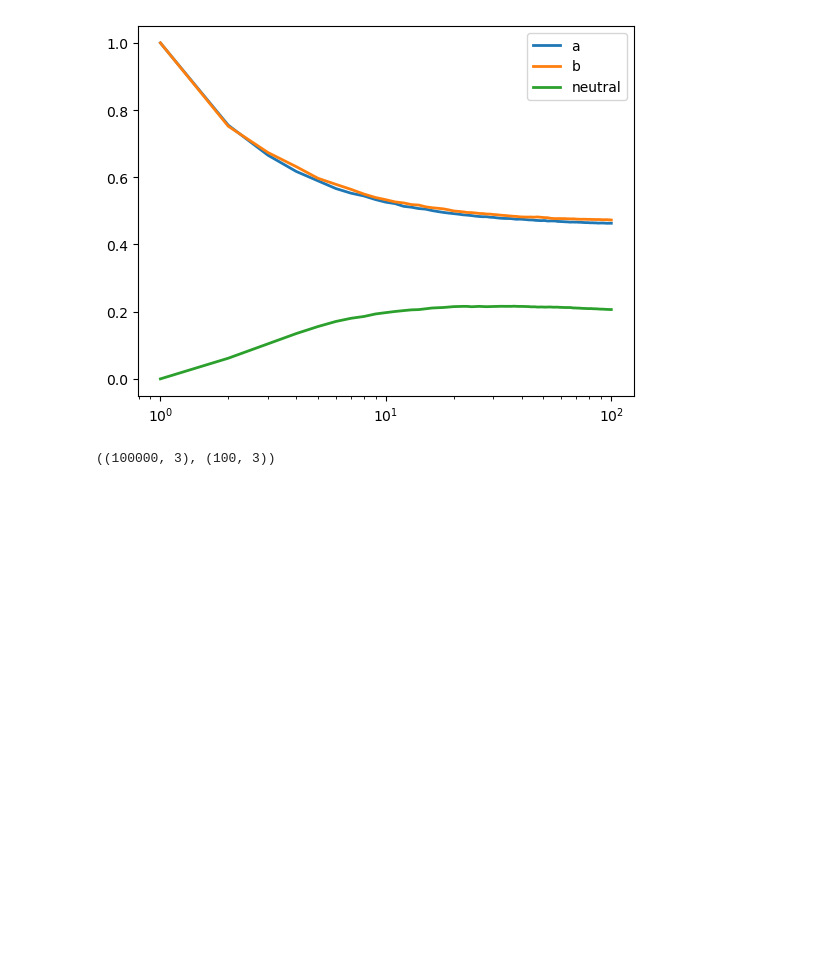
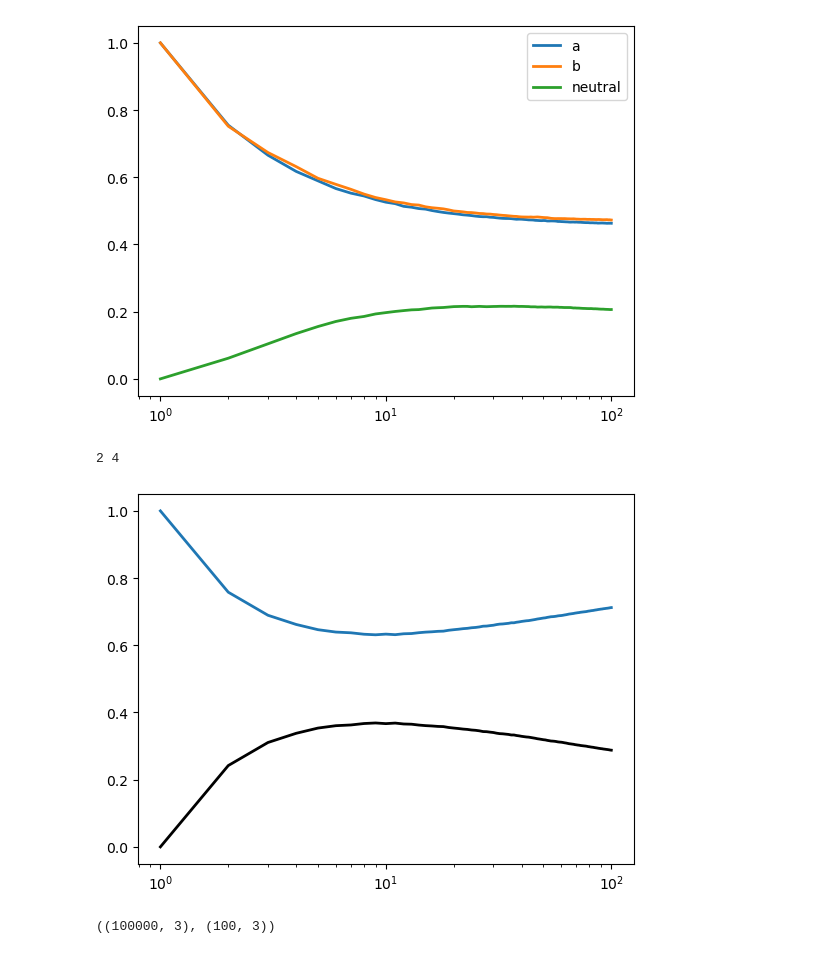
Before and after one commit to poulamisganguly/ECDNA-DYNAMICS, a Jupyter notebook: python/stats.ipynb, the cells around one changed output. Drawn from its saved outputs; the diff is of its cells as text; code cells hidden in the pictures; blank space fills up the shorter version.

Commit message:
correct plotting

```diff
--- a/python/stats.ipynb
+++ b/python/stats.ipynb
@@ -88,6 +82,21 @@ means_exps = plot_cell_fractions('../exps/', runs=20, only_means=True)
 means_many_runs = plot_cell_fractions('../exps/many_runs/', runs=1000, only_means=True)
 # %% [output]
 [figure]
+# %%
+data_fracs = np.loadtxt('../exps/multilabel/cellFractions_3_1.txt',
+                                dtype=float)
+data_fracs = np.reshape(data_fracs, [1000,100,-1])
+data_fracs.shape
+fig1, ax1 = plt.subplots()
+means = np.mean(data_fracs[:,:,2:], axis=0) # first 2 cols are run number and population size, and must not be averaged
+for i in range(0,means.shape[1]-1):
+    ax1.plot(data_fracs[0][:,1], means[:,i], '-', linewidth=2)
+ax1.plot(data_fracs[0][:,1], means[:,-1], '-', c='k', linewidth=2, label='neutral')
+ax1.set_xscale('log')
+print(means.shape[1], data_fracs.shape[2])
+# %% [output]
+2 4
+[figure, added]
 # %%
 means_exps.shape, means_many_runs.shape
 # %% [output]
```
Also changed, not shown: parts of 3 cells of this notebook, 6 other files.
